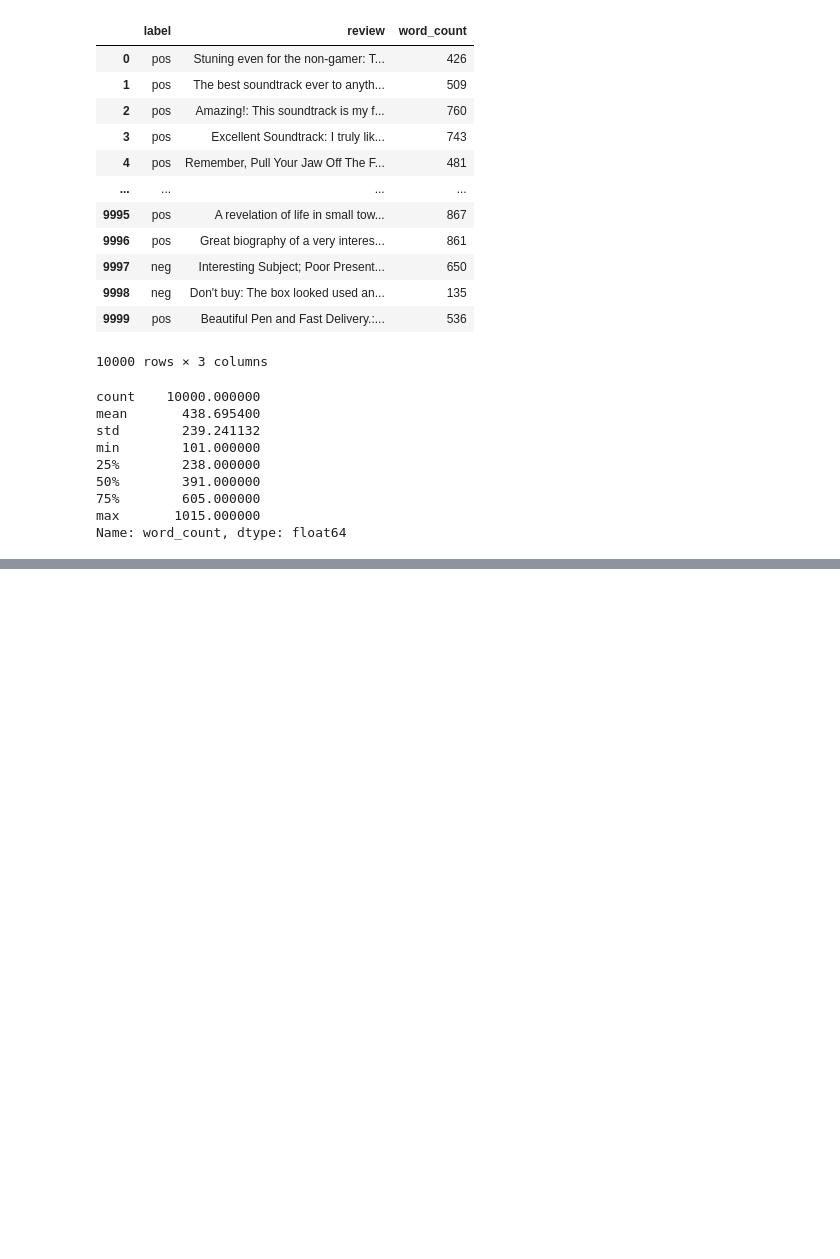
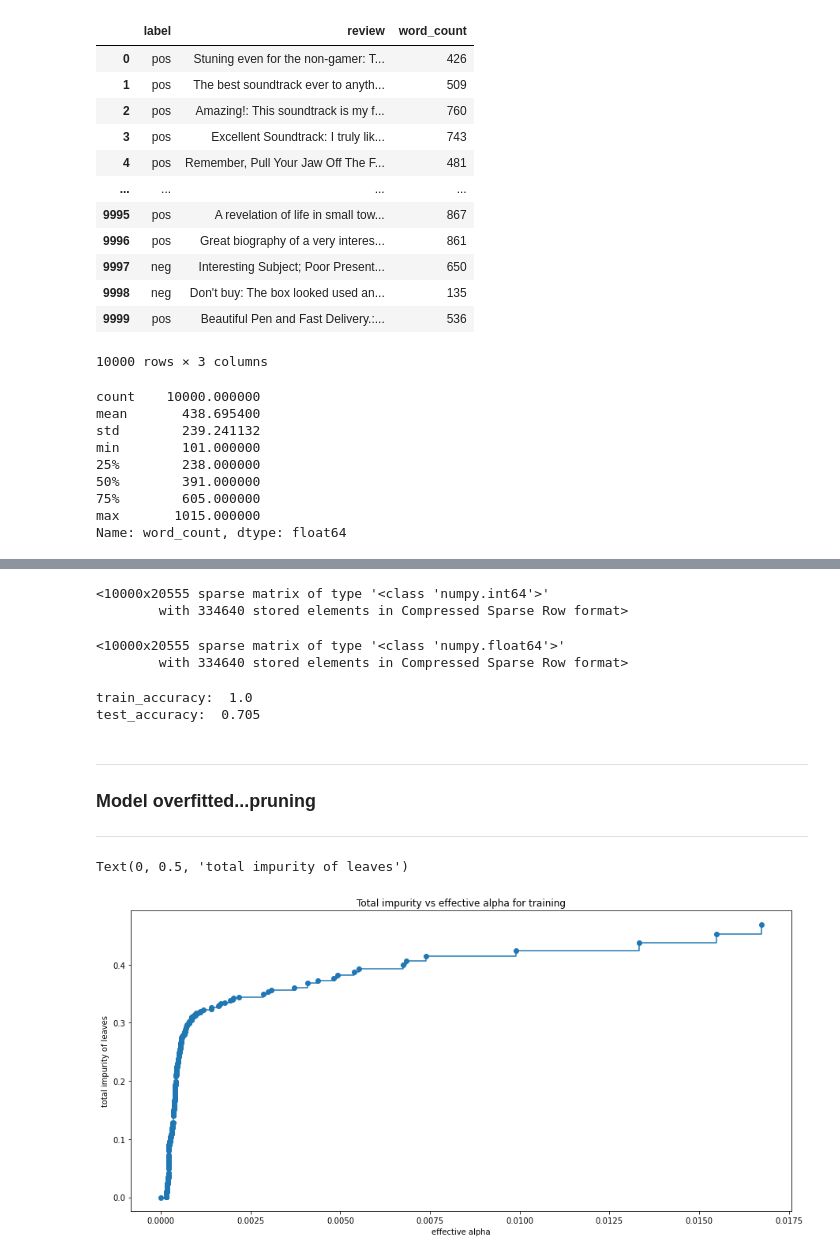
Before and after one commit to vikassharma555/Assignments, a Jupyter notebook: Amazon/Amazon_analysi.ipynb, the cells around one changed output, grey strips where cells are left out. Saved outputs shown, nothing was run; the diff lists cells and outputs as text; code cells hidden in the pictures; blank space fills up the shorter version.

```diff
--- a/Amazon/Amazon_analysi.ipynb
+++ b/Amazon/Amazon_analysi.ipynb
@@ -1157,0 +452,56 @@ df_TFIDF.iloc[:, 500:510]
+# %%
+# Create BOW in SKlearn
+wordVector = CountVectorizer()
+
+#Build the Vocabulary
+finalWordVectorVocab = wordVector.fit(final_features)
+
+# To create BOW
+bagOfWords = finalWordVectorVocab.transform(final_features)
+bagOfWords
+# %% [output]
+<10000x20555 sparse matrix of type '<class 'numpy.int64'>'
+        with 334640 stored elements in Compressed Sparse Row format>
+# %%
+tfdif_transformer = TfidfTransformer()
+
+# Apply TFIDF Algo on BOW to create a feature set
+tfdif_model = tfdif_transformer.fit(bagOfWords)
+
+# Numeric Feature set
+tdif_features = tfdif_model.transform(bagOfWords)
+tdif_features
+# %% [output]
+<10000x20555 sparse matrix of type '<class 'numpy.float64'>'
+        with 334640 stored elements in Compressed Sparse Row format>
+# %%
+X_train, X_test, y_train, y_test = train_test_split(tdif_features, label, test_size=0.1, random_state=10)
+# %%
+# ML model
+clf = DecisionTreeClassifier(random_state=10)
+clf.fit(X_train, y_train)
+
+train_accuracy = clf.score(X_train, y_train)
+test_accuracy = clf.score(X_test, y_test)
+
+print('train_accuracy: ', train_accuracy)
+print('test_accuracy: ', test_accuracy)
+# %% [output]
+train_accuracy:  1.0
+test_accuracy:  0.705
+# %% [markdown]
+***
+### Model overfitted...pruning
+***
+# %%
+path = clf.cost_complexity_pruning_path(X_train, y_train)
+ccp_alphas, impurities = path.ccp_alphas, path.impurities
+
+fig, ax = plt.subplots(figsize=(15,7))
+ax.plot(ccp_alphas[:-1], impurities[:-1], marker='o', drawstyle='steps-post') # removed last one since it is a single node without leaves
+ax.set_title('Total impurity vs effective alpha for training')
+ax.set_xlabel('effective alpha')
+ax.set_ylabel('total impurity of leaves')
+# %% [output]
+Text(0, 0.5, 'total impurity of leaves')
+[figure, added]
```
Also changed, not shown: parts of 83 cells of this notebook.
